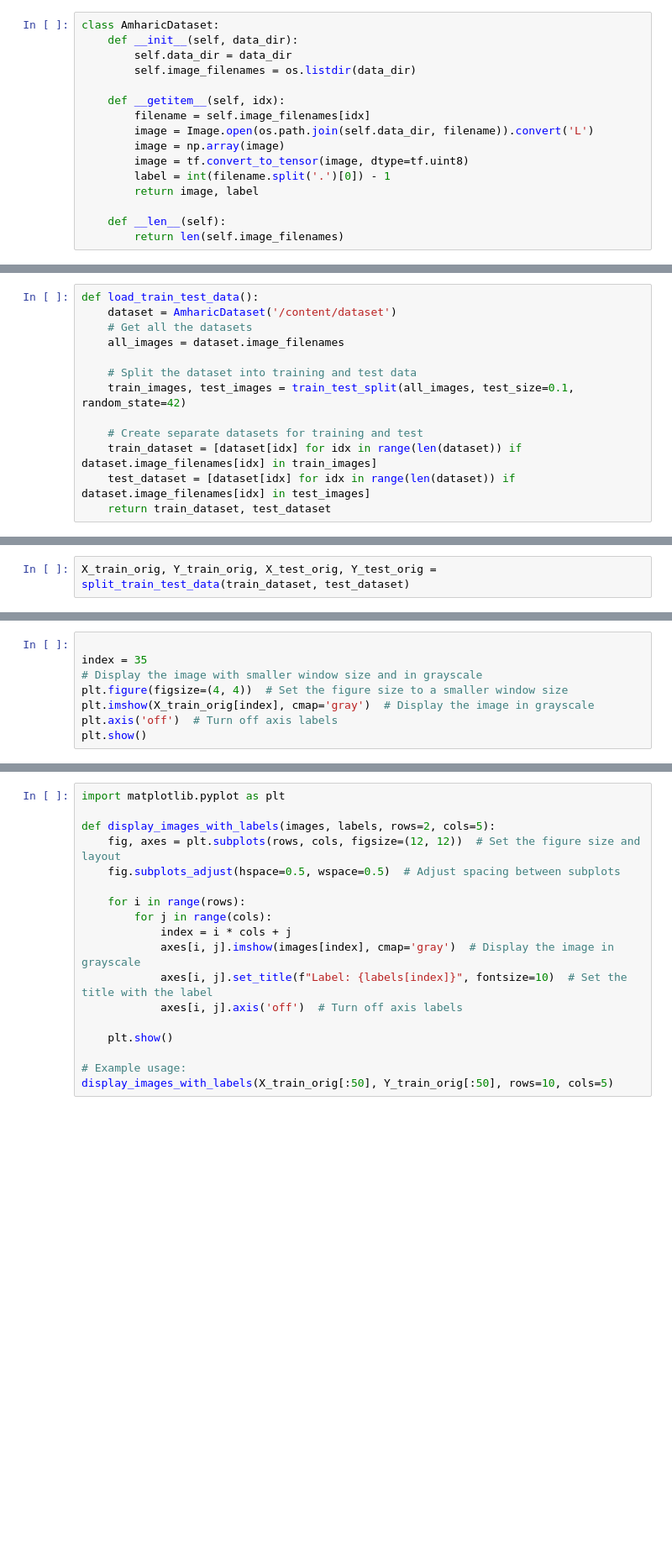
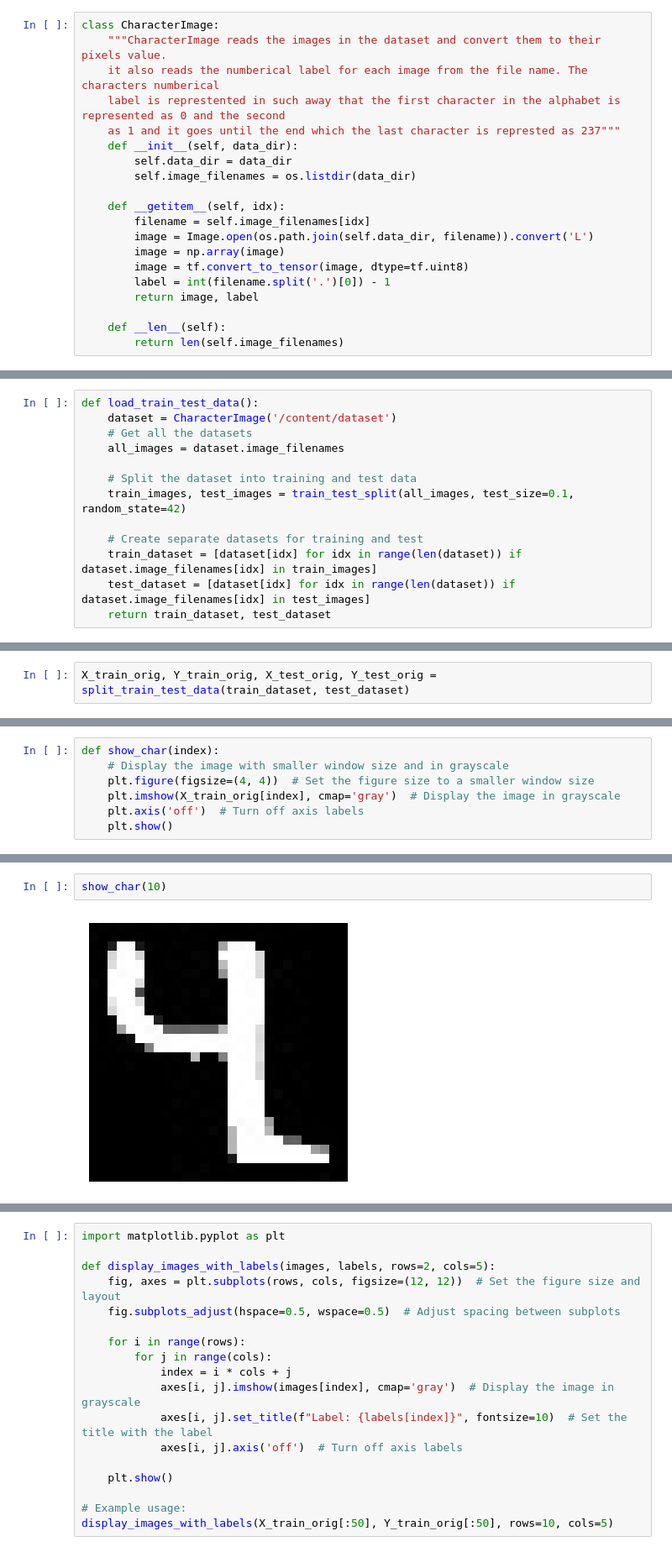
Before and after one commit to wubeshetA/HahuNet, a Jupyter notebook: src/HahuNet.ipynb, the cells around one changed output, grey strips where cells are left out. Shown: that part at 84% size. Saved outputs shown, nothing was run; the diff lists cells and outputs as text; blank space fills up the shorter version.

```diff
--- a/src/HahuNet.ipynb
+++ b/src/HahuNet.ipynb
@@ -56,5 +62,9 @@ drive.mount('/content/gdrive')
 # %%
-class AmharicDataset:
+class CharacterImage:
+    """CharacterImage reads the images in the dataset and convert them to their pixels value.
+    it also reads the numberical label for each image from the file name. The characters numberical
+    label is represtented in such away that the first character in the alphabet is represented as 0 and the second
+    as 1 and it goes until the end which the last character is represted as 237"""
     def __init__(self, data_dir):
         self.data_dir = data_dir
         self.image_filenames = os.listdir(data_dir)
@@ -72,6 +84,6 @@ class AmharicDataset:
 # %%
 def load_train_test_data():
-    dataset = AmharicDataset('/content/dataset')
+    dataset = CharacterImage('/content/dataset')
     # Get all the datasets
     all_images = dataset.image_filenames
 
@@ -116,8 +128,7 @@ array([116])
 # %%
-
-index = 35
-# Display the image with smaller window size and in grayscale
-plt.figure(figsize=(4, 4))  # Set the figure size to a smaller window size
-plt.imshow(X_train_orig[index], cmap='gray')  # Display the image in grayscale
-plt.axis('off')  # Turn off axis labels
-plt.show()
+def show_char(index):
+    # Display the image with smaller window size and in grayscale
+    plt.figure(figsize=(4, 4))  # Set the figure size to a smaller window size
+    plt.imshow(X_train_orig[index], cmap='gray')  # Display the image in grayscale
+    plt.axis('off')  # Turn off axis labels
+    plt.show()
@@ -125,0 +135,4 @@ plt.show()
+# %%
+show_char(10)
+# %% [output]
+[figure, added]
```
Also changed, not shown: parts of 49 cells of this notebook.
